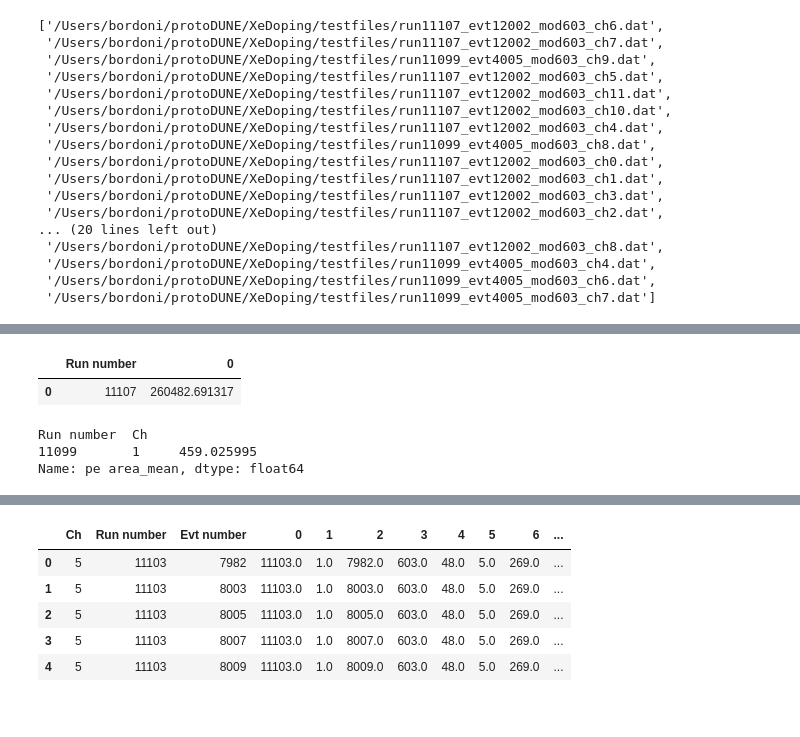
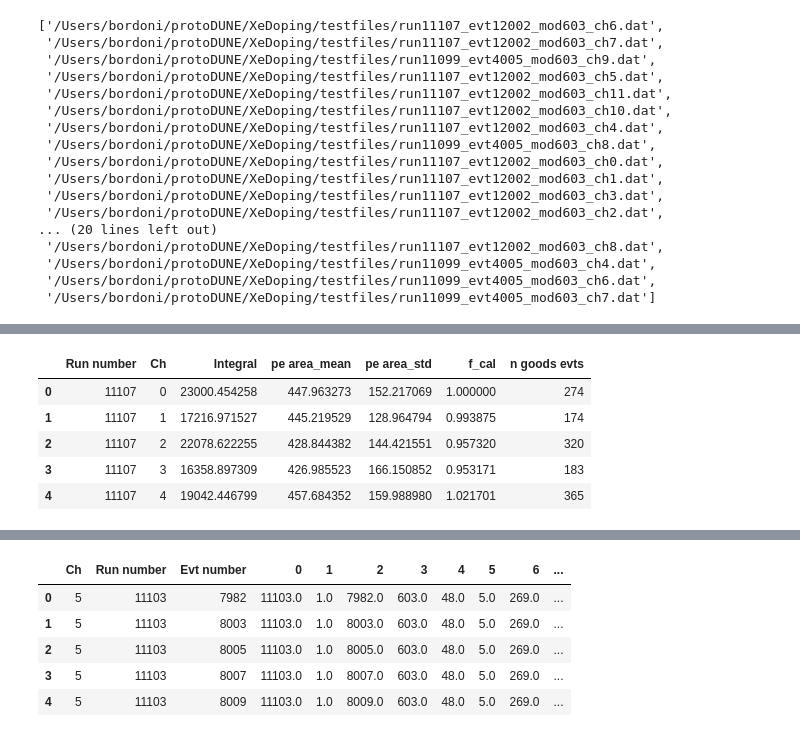
Before and after one commit to stbordoni/Arapuca, a Jupyter notebook: RoutineArapucaDraft.ipynb, the cells around one changed output, grey strips where cells are left out. Saved outputs shown, nothing was run; the diff lists cells and outputs as text; code cells hidden in the pictures.

Commit message:
adding numb of good wfs in final df

```diff
--- a/RoutineArapucaDraft.ipynb
+++ b/RoutineArapucaDraft.ipynb
@@ -55,5 +55,5 @@ Full list of runs to process :
 # %%
-for r in runlist:
+for r in runlist[:1]:
     print('loading files for run ', r)
     df_list = create_dataset_list(file_name_dict, r)
 
@@ -86,6 +86,7 @@ for r in runlist:
     df_integral_calib = pd.concat([df_av_wf_cal[['Run number', 'Ch']], df_integral_calib], axis=1)
 
     df_integral_calib = pd.merge(df_integral_calib, df_average_spe, left_on=['Run number', 'Ch'], right_on=['Run number', 'Ch'])
+    df_integral_calib = pd.concat([df_integral_calib, df_av_wf_cal['n good evts']], axis=1)
 
 
     display(df_integral_calib)
@@ -240,10 +123,0 @@ preprocessing done!
-# %%
-display(df_av_wf_cal.head())
-df_integral_calib = df_av_wf_cal.groupby(['Run number', 'Ch']).sum()[wf].sum(axis=1).to_frame().reset_index().rename(columns={0:'Integral'})
-#df_integral_calib = df_av_wf_cal[wf].sum(axis=1).to_frame().rename(columns={0:'Integral'})
-display(df_integral_calib.head())
-
-display(df_average_spe)
-df_integral_calib = pd.merge(df_integral_calib, df_average_spe, left_on=['Run number', 'Ch'], right_on=['Run number', 'Ch'])
-
-df_integral_calib.head()
@@ -283,16 +123,0 @@ df_integral_calib.head()
-# %%
-display(df_av_wf_cal.head())
-df_integral_calib = df_av_wf_cal[wf].sum(axis=1).to_frame().rename(columns={0:'Integral'})
-display(df_integral_calib.head())
-df_info = df_av_wf_cal[['Run number', 'Ch']]
-display(df_info)
-df_integral_calib = pd.concat([df_av_wf_cal[['Run number', 'Ch']], df_integral_calib], axis=1)
-df_integral_calib.head()
-#df_integral_calib = df_av_wf_cal.groupby(['Run number', 'Ch']).sum()[wf].sum(axis=1).to_frame().reset_index().rename(columns={0:'Integral'})
-
-display(df_integral_calib.head())
-
-display(df_average_spe)
-df_integral_calib = pd.merge(df_integral_calib, df_average_spe, left_on=['Run number', 'Ch'], right_on=['Run number', 'Ch'])
-
-df_integral_calib.head()
@@ -351,23 +124,12 @@ df_integral_calib.head()
-# %%
-df_integral_calib
-# %% [output]
-|  | Run number | 0 |
-| 0 | 11107 | 260482.691317 |
-# %%
-df_ch1 = df_list_proc[1].copy()
-
-df_ch1.head(2)
-area = df_ch1.loc[(df_ch1['spe 1sig']==True) ].groupby(['Run number', 'Ch'])['pe area'].mean()
-std = df_ch1.loc[(df_ch1['spe 1sig']==True) ].groupby(['Run number', 'Ch'])['pe area'].std()
-#df_tmp = pd.concat([df_tmp, df_std.rename('pe std')], axis =1)
-
-test=pd.merge(left = area, right=std, on=['Run number', 'Ch'],suffixes = ('_mean', '_std') )
-
-test.reset_index(inplace=True)
-
-myseries = test.groupby(['Run number', 'Ch'])['pe area_mean'].mean()
-myseries
-# %% [output]
-Run number  Ch
-11099       1     459.025995
-Name: pe area_mean, dtype: float64
+# %%
+df_av_wf.head()
+
+df_integral_calib = pd.concat([df_integral_calib, df_av_wf_cal['n goods evts']], axis=1)
+df_integral_calib.head()
+# %% [output]
+|  | Run number | Ch | Integral | pe area_mean | pe area_std | f_cal | n goods evts |
+| 0 | 11107 | 0 | 23000.454258 | 447.963273 | 152.217069 | 1.000000 | 274 |
+| 1 | 11107 | 1 | 17216.971527 | 445.219529 | 128.964794 | 0.993875 | 174 |
+| 2 | 11107 | 2 | 22078.622255 | 428.844382 | 144.421551 | 0.957320 | 320 |
+| 3 | 11107 | 3 | 16358.897309 | 426.985523 | 166.150852 | 0.953171 | 183 |
+| 4 | 11107 | 4 | 19042.446799 | 457.684352 | 159.988980 | 1.021701 | 365 |
```
Also changed, not shown: parts of 5 cells of this notebook, 2 other files.
